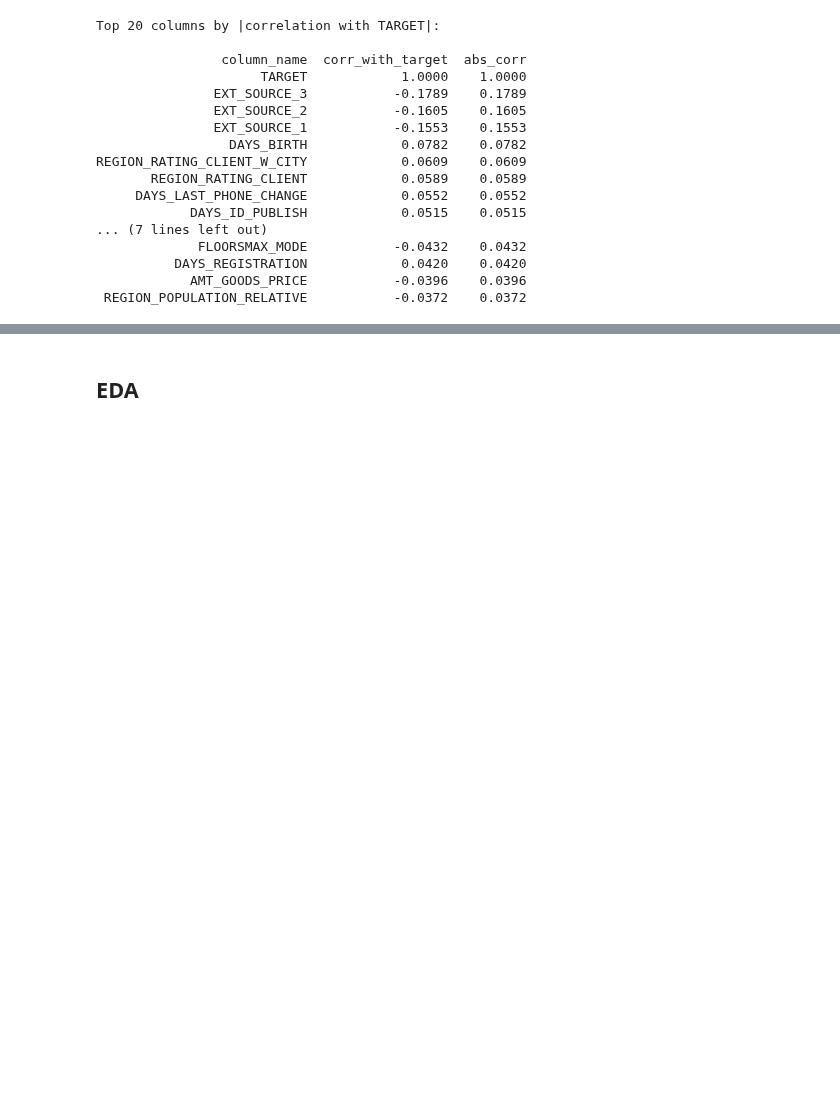
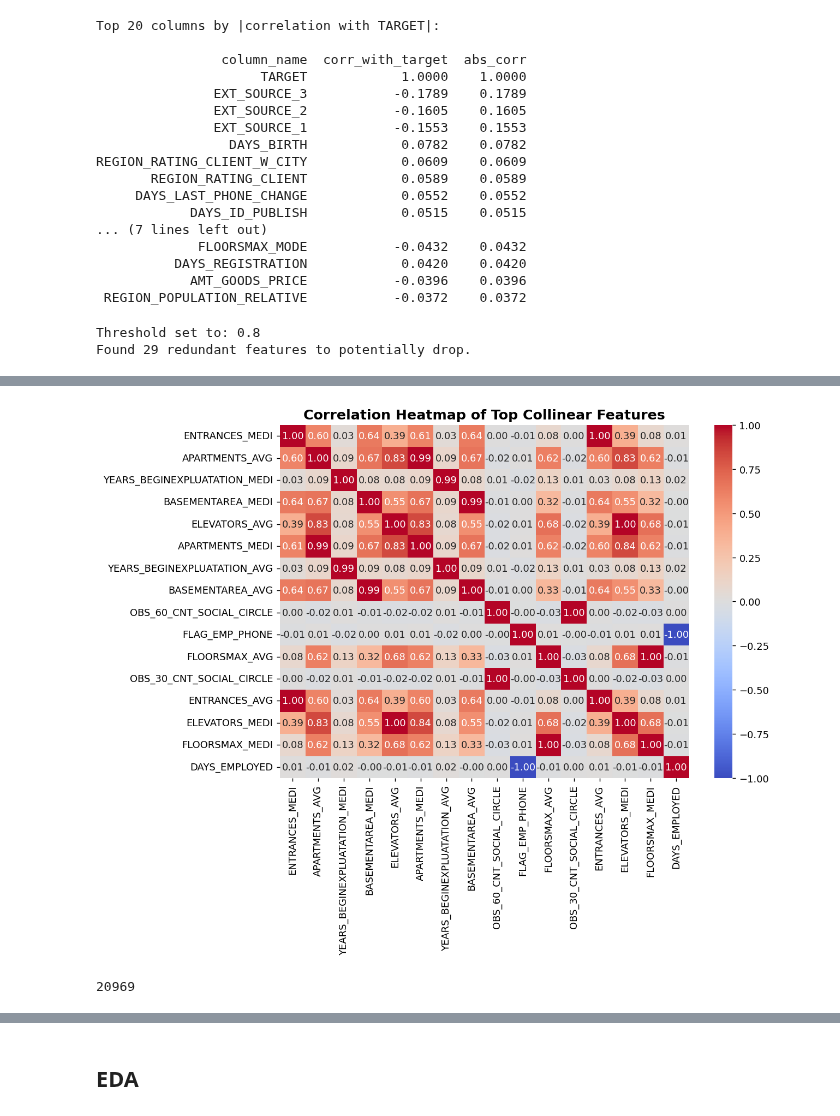
Before and after one commit to dimitrimovila/credit_risk_model, a Jupyter notebook: 01_eda_and_sql.ipynb, the cells around one changed output, grey strips where cells are left out. Cells and saved outputs as stored; diff of their text form; code cells hidden in the pictures; blank space fills up the shorter version.

```diff
--- a/01_eda_and_sql.ipynb
+++ b/01_eda_and_sql.ipynb
@@ -286,3 +294,79 @@ REGION_RATING_CLIENT_W_CITY            0.0609    0.0609
           DAYS_REGISTRATION            0.0420    0.0420
             AMT_GOODS_PRICE           -0.0396    0.0396
  REGION_POPULATION_RELATIVE           -0.0372    0.0372
+# %%
+import gc
+import numpy as np
+import pandas as pd
+import seaborn as sns
+import matplotlib.pyplot as plt
+
+# 1. Fetch numeric features from DuckDB.
+# We extract the features to analyze collinearity.
+# Using a 20% sample is statistically sufficient to compute stable correlation coefficients
+# and prevents RAM overload.
+query_corr = f"""
+    SELECT {', '.join(cols_to_analyze)}
+    FROM app_train
+    USING SAMPLE 20% (bernoulli)
+"""
+df_corr = con.execute(query_corr).df()
+
+# 2. Downcast to optimize memory
+for col in df_corr.select_dtypes(include=['float64']).columns:
+    df_corr[col] = df_corr[col].astype('float32')
+
+gc.collect()
+
+# 3. Calculate the absolute correlation matrix
+# We use absolute values because a strong negative correlation is just as redundant as a strong positive one.
+corr_matrix = df_corr.corr().abs()
+
+# 4. Extract the upper triangle of the matrix
+# The correlation matrix is symmetrical. We only need the upper half to evaluate pairs
+# without duplicating them (e.g., A vs B is the same as B vs A) or comparing a feature to itself.
+upper_tri = corr_matrix.where(np.triu(np.ones(corr_matrix.shape), k=1).astype(bool))
+
+# 5. Identify features to drop based on a threshold
+threshold = 0.80
+to_drop = [column for column in upper_tri.columns if any(upper_tri[column] > threshold)]
+
+# 6. Build a DataFrame to display the highly correlated pairs clearly
+correlated_pairs = []
+for col in to_drop:
+    for row in upper_tri.index:
+        if upper_tri.loc[row, col] > threshold:
+            correlated_pairs.append({
+                'Feature_1': row,
+                'Feature_2': col,
+                'Pearson_Correlation': upper_tri.loc[row, col]
+            })
+
+corr_df = pd.DataFrame(correlated_pairs).sort_values(by='Pearson_Correlation', ascending=False)
+
+print(f"Threshold set to: {threshold}")
+print(f"Found {len(to_drop)} redundant features to potentially drop.\n")
+
+if len(corr_df) > 0:
+    display(corr_df.head(15))
+
+    # 7. Plot a heatmap for the top collinear features to visualize the clusters
+    # We extract unique features from the top pairs for the heatmap
+    top_features = list(set(corr_df['Feature_1'].head(8).tolist() + corr_df['Feature_2'].head(8).tolist()))
+
+    plt.figure(figsize=(10, 8))
+    sns.heatmap(df_corr[top_features].corr(), annot=True, cmap='coolwarm', fmt=".2f", vmin=-1, vmax=1)
+    plt.title("Correlation Heatmap of Top Collinear Features", fontsize=14, fontweight='bold')
+    plt.tight_layout()
+    plt.show()
+else:
+    print("No highly correlated features found above the threshold.")
+
+# Free up memory
+del df_corr
+del corr_matrix
+del upper_tri
+gc.collect()
+# %% [output]
+Threshold set to: 0.8
+Found 29 redundant features to potentially drop.
@@ -288,0 +389,2 @@ REGION_RATING_CLIENT_W_CITY            0.0609    0.0609
+[figure, added]
+20969
```
Also changed, not shown: parts of 17 cells of this notebook, 1 other file.
